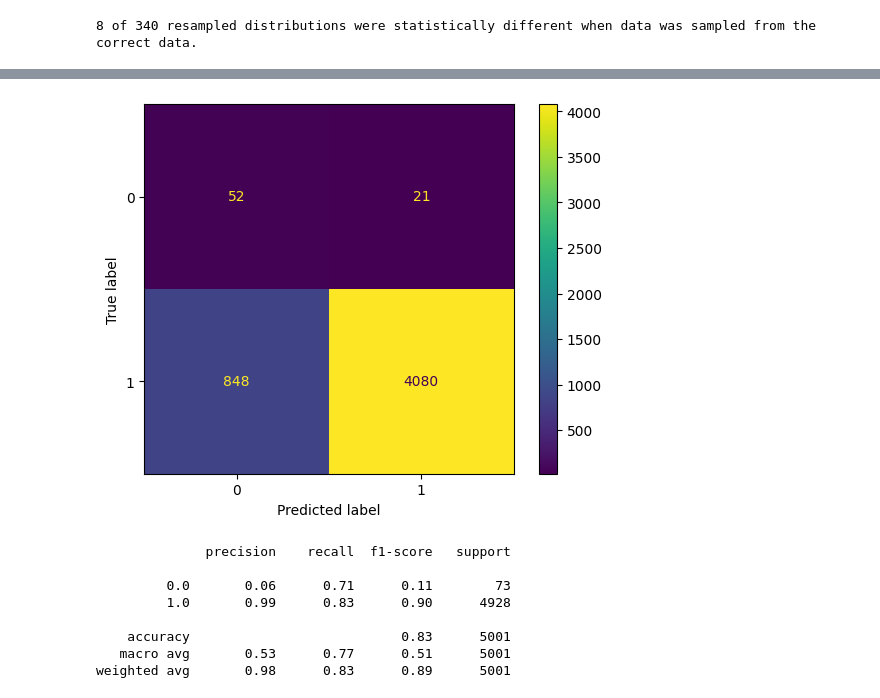
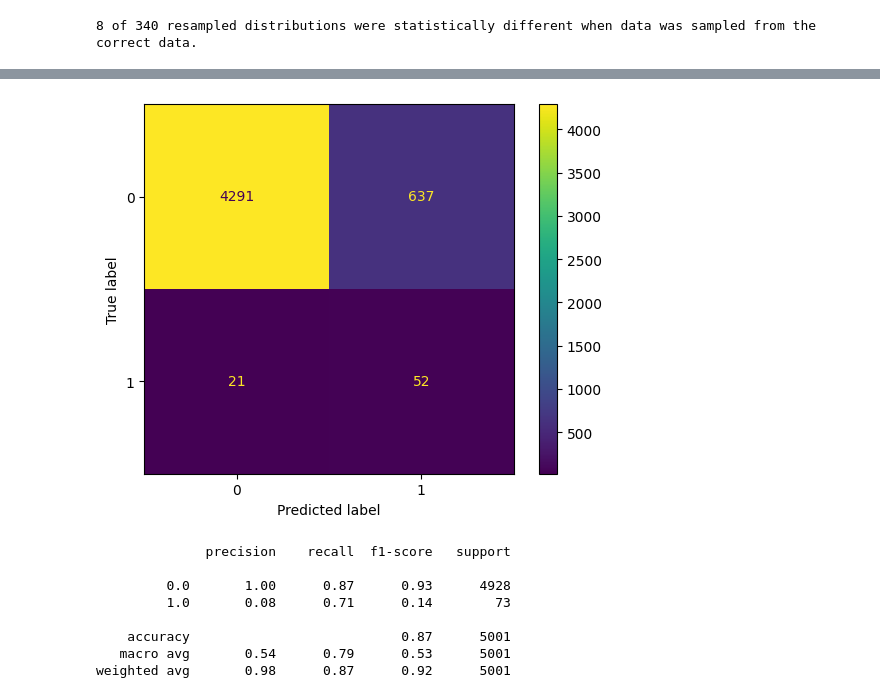
Before and after one commit to patelraj7021/llm-hallucination-monitoring, a Jupyter notebook: CAIS_research_project.ipynb, the cells around one changed output, grey strips where cells are left out. Drawn from its saved outputs; the diff is of its cells as text; code cells hidden in the pictures.

```diff
--- a/CAIS_research_project.ipynb
+++ b/CAIS_research_project.ipynb
@@ -853,0 +695,13 @@ weighted avg       0.98      0.81      0.88      5001
+# %%
+predictions = []
+for i in range(num_models):
+    model = train_svc(train_x_kde, train_y, C=40)
+    predictions.append(model.predict(test_x_kde))
+predictions = np.array(predictions)
+predictions = np.mean(predictions, axis=0)
+predictions = np.where(predictions > 0.5, 1, 0)
+conf_matrix = confusion_matrix(test_y, predictions)
+disp = ConfusionMatrixDisplay(conf_matrix)
+disp.plot()
+plt.show()
+print(classification_report(test_y, predictions))
@@ -854,51 +718,35 @@ weighted avg       0.98      0.81      0.88      5001
 # %%
-# try mixture of expert models with balanced datasets
-def train_svc(train_x, train_y, C):
-    # get all indices of train_y where 0
-    zero_indices = np.where(train_y == 0)[0]
-    zero_subset_x = train_x[zero_indices]
-    zero_subset_y = train_y[zero_indices]
-    zero_sample_indices = np.random.choice(np.arange(zero_subset_x.shape[0]),
-                                       size=zero_subset_x.shape[0], replace=True)
-    zero_sample_x = zero_subset_x[zero_sample_indices]
-    zero_sample_y = zero_subset_y[zero_sample_indices]
-    # get all indices of train_y where 1
-    one_indices = np.where(train_y == 1)[0]
-    one_subset_x = train_x[one_indices]
-    one_subset_y = train_y[one_indices]
-    # sample with replacement
-    one_sample_indices = np.random.choice(np.arange(one_subset_x.shape[0]),
-                                       size=zero_subset_x.shape[0], replace=True)
-    one_sample_x = one_subset_x[one_sample_indices]
-    one_sample_y = one_subset_y[one_sample_indices]
-    x_sample = np.concatenate((zero_sample_x, one_sample_x), axis=0)
-    y_sample = np.concatenate((zero_sample_y, one_sample_y), axis=0)
-    model = SVC(gamma='auto', C=C, kernel='poly', degree=10)
+from sklearn.ensemble import RandomForestClassifier
+
+def train_random_forest(train_x, train_y):
+    x_sample, y_sample = get_balanced_subsample(train_x, train_y)
+    model = RandomForestClassifier(n_estimators=1000, random_state=42,
+                                   n_jobs=-1, max_features=None, bootstrap=False)
     model.fit(x_sample, y_sample)
     return model
 
 predictions = []
-num_models = 500
+num_models = 200
 for i in range(num_models):
     print(f'Training model {i+1} of {num_models}')
-    model = train_svc(train_x_kde, train_y, C=100)
+    model = train_random_forest(train_x_kde, train_y)
     predictions.append(model.predict(test_x_kde))
     clear_output(wait=True)
 predictions = np.array(predictions)
 predictions = np.mean(predictions, axis=0)
 predictions = np.where(predictions > 0.5, 1, 0)
 conf_matrix = confusion_matrix(test_y, predictions)
 disp = ConfusionMatrixDisplay(conf_matrix)
 disp.plot()
 plt.show()
 print(classification_report(test_y, predictions))
 # %% [output]
-[figure, old version]
+[figure, new version]
               precision    recall  f1-score   support
 
-         0.0       0.06      0.71      0.11        73
-         1.0       0.99      0.83      0.90      4928
+         0.0       1.00      0.87      0.93      4928
+         1.0       0.08      0.71      0.14        73
 
-    accuracy                           0.83      5001
-   macro avg       0.53      0.77      0.51      5001
-weighted avg       0.98      0.83      0.89      5001
+    accuracy                           0.87      5001
+   macro avg       0.54      0.79      0.53      5001
+weighted avg       0.98      0.87      0.92      5001
```
Also changed, not shown: parts of 52 cells of this notebook.
